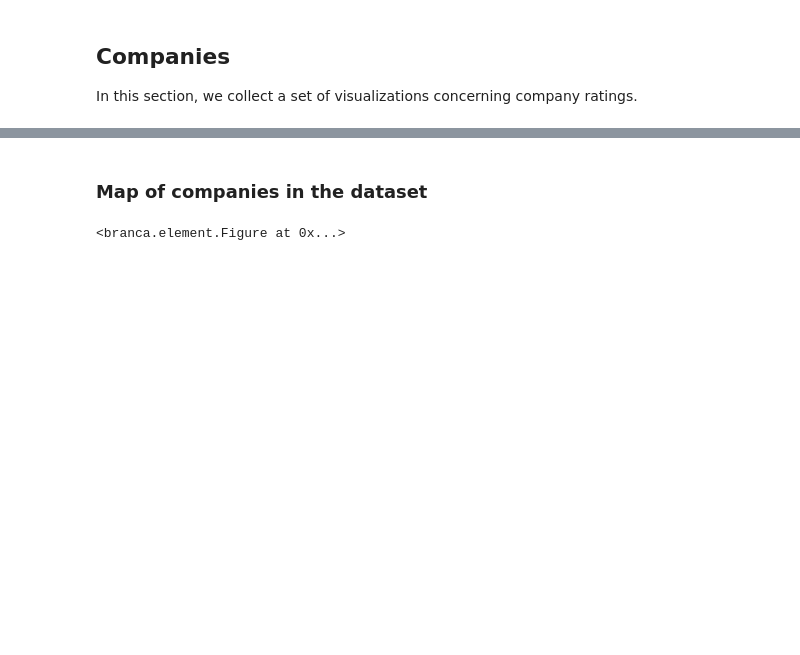
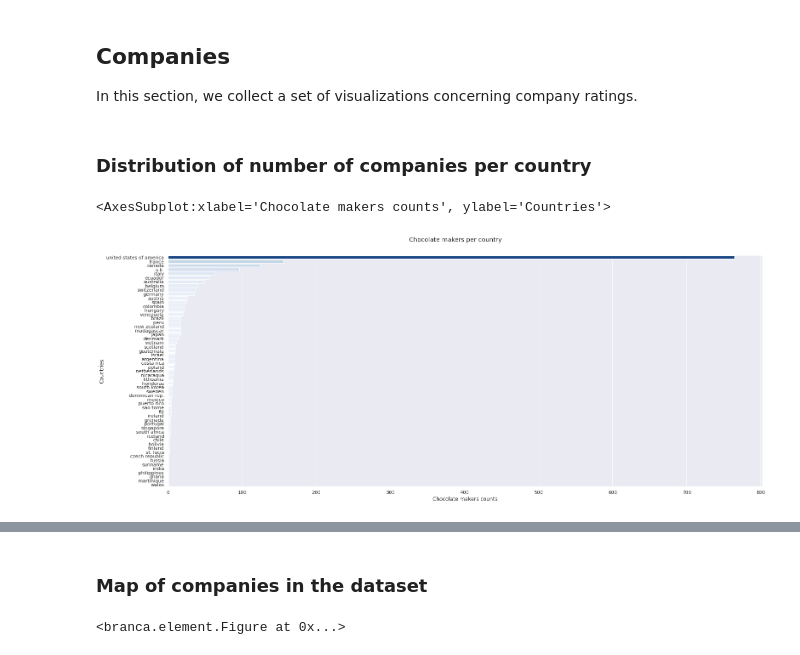
Before and after one commit to loris2222/ChocoData, a Jupyter notebook: code/ChocoData_from_colab.ipynb, the cells around one changed output, grey strips where cells are left out. Drawn from its saved outputs; the diff is of its cells as text; code cells hidden in the pictures; blank space fills up the shorter version.

```diff
--- a/code/ChocoData_from_colab.ipynb
+++ b/code/ChocoData_from_colab.ipynb
@@ -377,3 +378,25 @@ plt.savefig('images/ratings_timeline.pdf', bbox_inches='tight')
 ## Companies
 
 In this section, we collect a set of visualizations concerning company ratings.
+# %% [markdown]
+### Distribution of number of companies per country
+# %%
+countries_counts = chocodata.groupby(["company_location"]).size().reset_index(name='counts')
+countries_counts = countries_counts.sort_values(by=['counts'], ascending=False)
+
+min = countries_counts['counts'].min()
+max = countries_counts['counts'].max()
+
+colormap = branca.colormap.linear.Blues_07.scale(min, max)
+counts_list = list(countries_counts['counts'])
+palette = [colormap(x) for x in counts_list]
+
+fig, ax = plt.subplots(figsize=(25, 10))
+fig.suptitle('Chocolate makers per country', y=0.94)
+sns.barplot(ax=ax, data=countries_counts, x="counts", y="company_location", palette=palette)
+rename_axes(ax, 'Chocolate makers counts', 'Countries')
+
+#plt.savefig('images/makes_counts.pdf', bbox_inches='tight')
+# %% [output]
+<AxesSubplot:xlabel='Chocolate makers counts', ylabel='Countries'>
+[figure, added]
```
Also changed, not shown: parts of 11 cells of this notebook.
